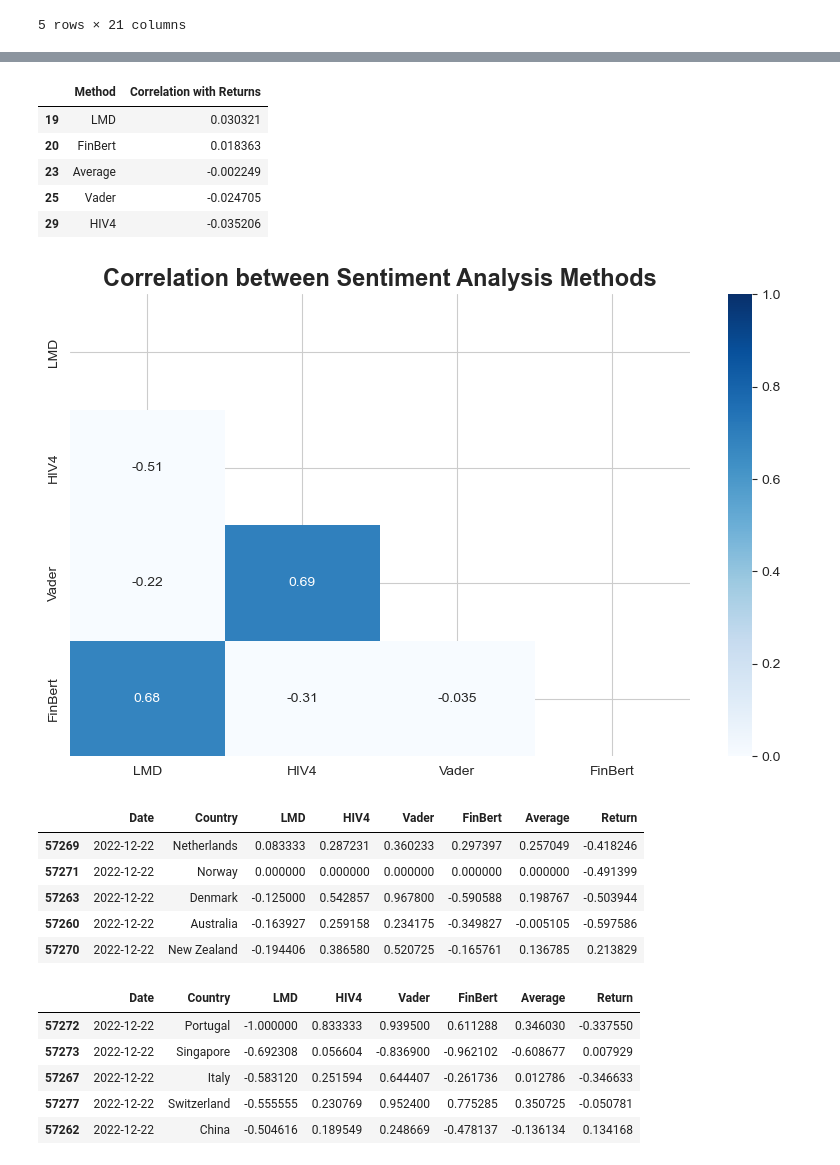
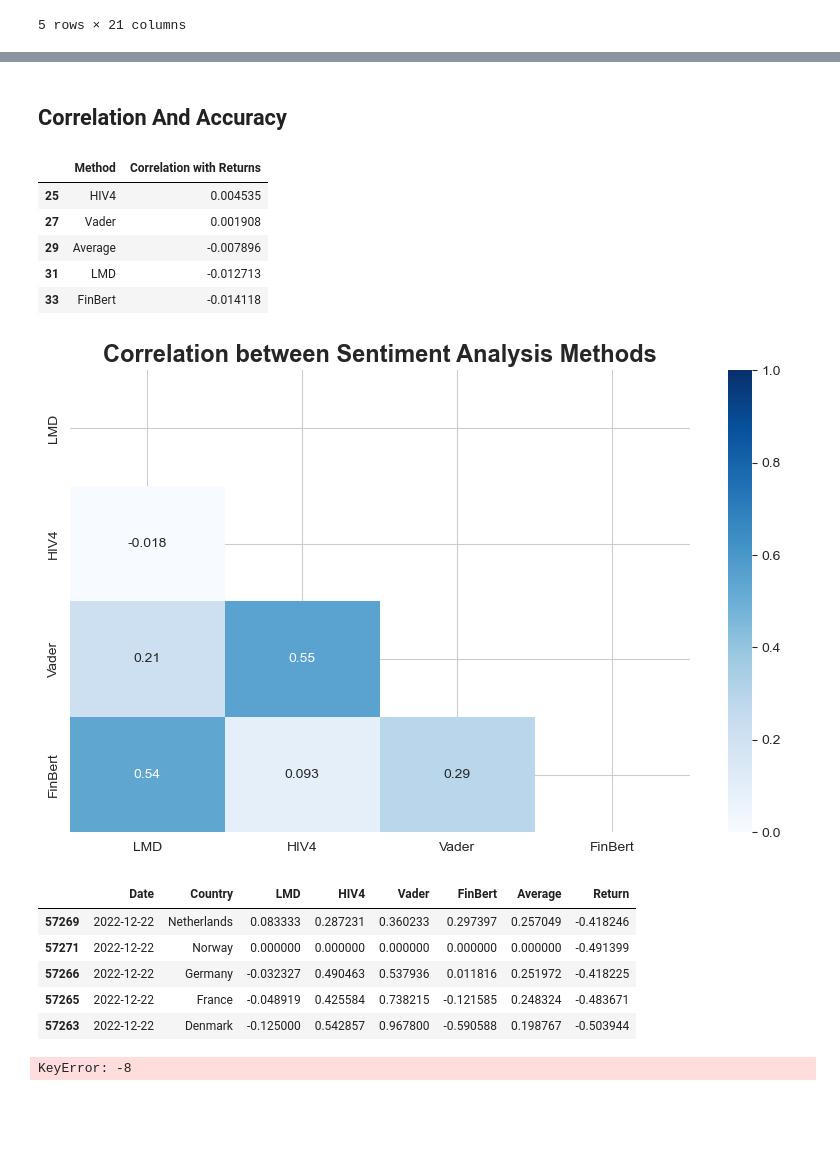
Before and after one commit to whshw/ContextualSentimentInvestmentTool, a Jupyter notebook: PortfolioConstruction/PortfolioConstruction.ipynb, the cells around one changed output, grey strips where cells are left out. Saved outputs shown, nothing was run; the diff lists cells and outputs as text; code cells hidden in the pictures; blank space fills up the shorter version.

```diff
--- a/PortfolioConstruction/PortfolioConstruction.ipynb
+++ b/PortfolioConstruction/PortfolioConstruction.ipynb
@@ -8,10 +8,16 @@ import numpy as np
 from   datetime import datetime, timedelta
 from   pandas.tseries.offsets import *
 # %%
-# To do:    在PortfolioConstruction之前处理情感分析原始数据
-#           将所有国家在不同网站爬取的文章的分数放到一起计算平均值
 # 导入情感数据
-df_sentiment = pd.read_csv('../Data/Merged Sentiment Reuters.csv')
+df_Reuters_sentiment = pd.read_csv('../Data/Merged Sentiment Reuters.csv')
+# df_MW_sentiment = pd.read_csv('../Data/Merged Sentiment MW.csv')
+
+# 拼接两个网站的情感分数
+# df_sentiment = [df_MW_sentiment, df_Reuters_sentiment]
+# df_sentiment = [df_MW_sentiment]
+df_sentiment = [df_Reuters_sentiment]
+df_sentiment = pd.concat(df_sentiment)
+df_sentiment = df_sentiment.groupby(['Date', 'Country']).mean(numeric_only=True).reset_index()
 
 # 修改列名
 df_sentiment = df_sentiment.rename(columns={
@@ -54,8 +60,9 @@ df_sentiment['Date'] = pd.to_datetime(df_sentiment['Date'], format='%Y-%m-%d')
 df_return['Date'] = pd.to_datetime(df_return['Date'], format='%Y-%m-%d')
 
 # 生成日期范围
-all_dates = pd.date_range(start='2012-01-01', end='2022-12-30').tolist()
+all_dates = pd.date_range(start='2021-01-01', end='2023-06-30').tolist()
 df_return = df_return[df_return['Date'].isin(all_dates)]
+df_sentiment = df_sentiment[df_sentiment['Date'].isin(all_dates)]
 
 # 去掉无用的列
 df_sentiment = df_sentiment.drop(columns=['Unnamed: 0'])
@@ -120,20 +146,20 @@ merged_data
 # %%
 merged_data = merged_data.dropna(subset=['Return'])
+# %% [markdown]
+## Correlation And Accuracy
 # %%
 correlations = merged_data.corr().unstack().sort_values(ascending=False) # Build correlation matrix
 correlations = pd.DataFrame(correlations).reset_index() # Convert to dataframe
 correlations.columns = ['Return', 'Method', 'Correlation with Returns'] # Label it
 result = correlations.query("Return == 'Return' & Method != 'Return'") # Filter by variable
 result = result.drop(['Return'], axis = 1)
-
-result
 # %% [output]
 |  | Method | Correlation with Returns |
-| 19 | LMD | 0.030321 |
-| 20 | FinBert | 0.018363 |
-| 23 | Average | -0.002249 |
-| 25 | Vader | -0.024705 |
-| 29 | HIV4 | -0.035206 |
+| 25 | HIV4 | 0.004535 |
+| 27 | Vader | 0.001908 |
+| 29 | Average | -0.007896 |
+| 31 | LMD | -0.012713 |
+| 33 | FinBert | -0.014118 |
 # %%
 dfMethodCorrelation = pd.DataFrame(merged_data,columns=['LMD','HIV4','Vader', 'FinBert'])
 corrMatrixPearson = dfMethodCorrelation.corr()
@@ -143,7 +169,7 @@ plt.title("Correlation between Sentiment Analysis Methods", fontsize=17, fontwei
 fig = plt.gcf()
 fig.set_size_inches(10, 6)
 # %% [output]
-[figure, old version]
+[figure, new version]
 # %%
 strategies = ['LMD','HIV4','Vader', 'FinBert', 'Average']
 dict_ret1 = {}
@@ -182,28 +208,24 @@ for x in range(0, len(strategies)):
         dict_ret[x][all_dates[i]] = total_return
 # %%
+## To do: 检查
 # 测试异常数据例如:2022/12/22, LMD收益为-24%
 temp = merged_data[merged_data['Date'] == all_dates[-9]]
-temp = temp.dropna(subset=[strategies[0]])
+temp = temp.dropna(subset=[strategies[1]])
 temp_large_df = temp.nlargest(5, strategies[0])
 temp_small_df = temp.nsmallest(5, strategies[0])
 
 temp_large_df
 # %% [output]
 |  | Date | Country | LMD | HIV4 | Vader | FinBert | Average | Return |
 | 57269 | 2022-12-22 | Netherlands | 0.083333 | 0.287231 | 0.360233 | 0.297397 | 0.257049 | -0.418246 |
 | 57271 | 2022-12-22 | Norway | 0.000000 | 0.000000 | 0.000000 | 0.000000 | 0.000000 | -0.491399 |
+| 57266 | 2022-12-22 | Germany | -0.032327 | 0.490463 | 0.537936 | 0.011816 | 0.251972 | -0.418225 |
+| 57265 | 2022-12-22 | France | -0.048919 | 0.425584 | 0.738215 | -0.121585 | 0.248324 | -0.483671 |
 | 57263 | 2022-12-22 | Denmark | -0.125000 | 0.542857 | 0.967800 | -0.590588 | 0.198767 | -0.503944 |
-| 57260 | 2022-12-22 | Australia | -0.163927 | 0.259158 | 0.234175 | -0.349827 | -0.005105 | -0.597586 |
-| 57270 | 2022-12-22 | New Zealand | -0.194406 | 0.386580 | 0.520725 | -0.165761 | 0.136785 | 0.213829 |
 # %%
 temp_small_df
 # %% [output]
-|  | Date | Country | LMD | HIV4 | Vader | FinBert | Average | Return |
-| 57272 | 2022-12-22 | Portugal | -1.000000 | 0.833333 | 0.939500 | 0.611288 | 0.346030 | -0.337550 |
-| 57273 | 2022-12-22 | Singapore | -0.692308 | 0.056604 | -0.836900 | -0.962102 | -0.608677 | 0.007929 |
-| 57267 | 2022-12-22 | Italy | -0.583120 | 0.251594 | 0.644407 | -0.261736 | 0.012786 | -0.346633 |
-| 57277 | 2022-12-22 | Switzerland | -0.555555 | 0.230769 | 0.952400 | 0.775285 | 0.350725 | -0.050781 |
-| 57262 | 2022-12-22 | China | -0.504616 | 0.189549 | 0.248669 | -0.478137 | -0.136134 | 0.134168 |
+KeyError: -8
 # %%
 new_portfolio_25 = pd.DataFrame(dict_ret).transpose()
 new_portfolio_25 = new_portfolio_25.rename(columns={0: 'LMD', 1: 'HIV4', 2: 'Vader', 3: 'FinBert', 4: 'Average'})
```
Also changed, not shown: parts of 12 cells of this notebook, 1 other file.
